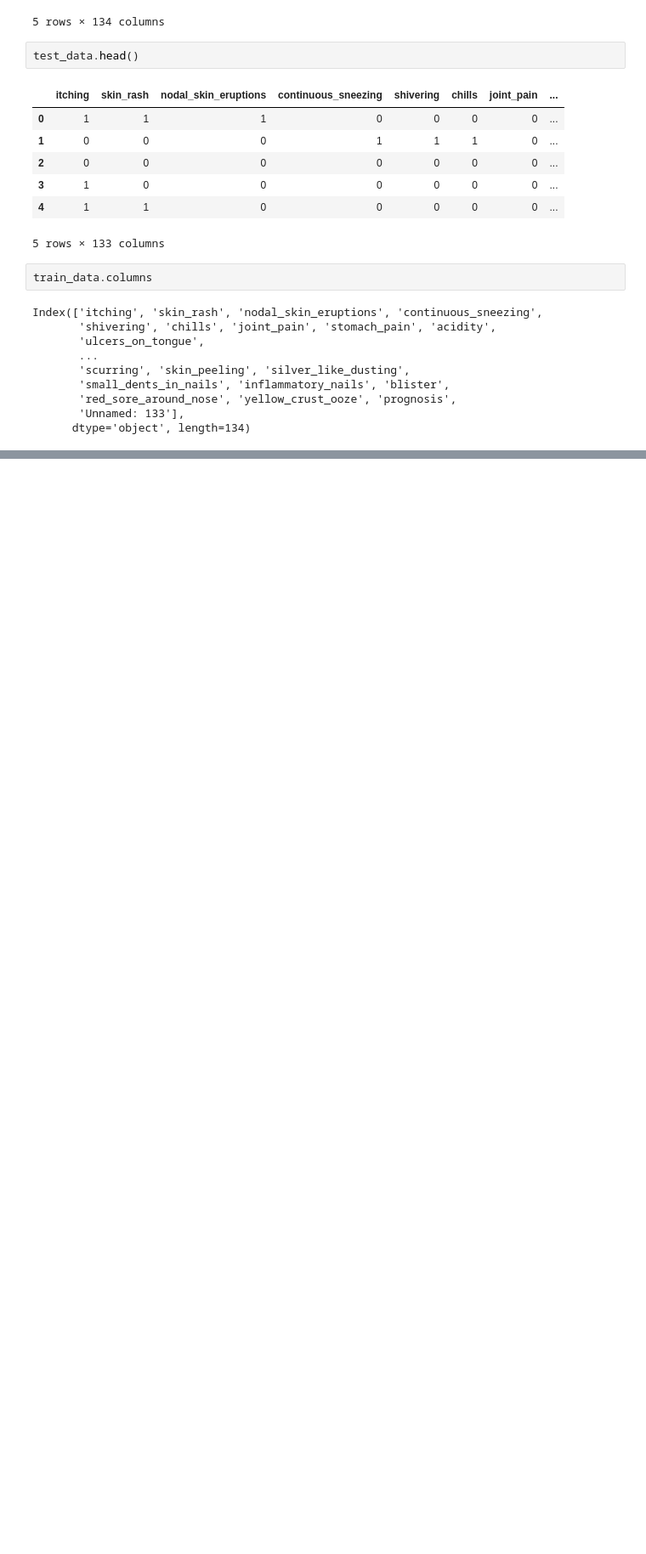
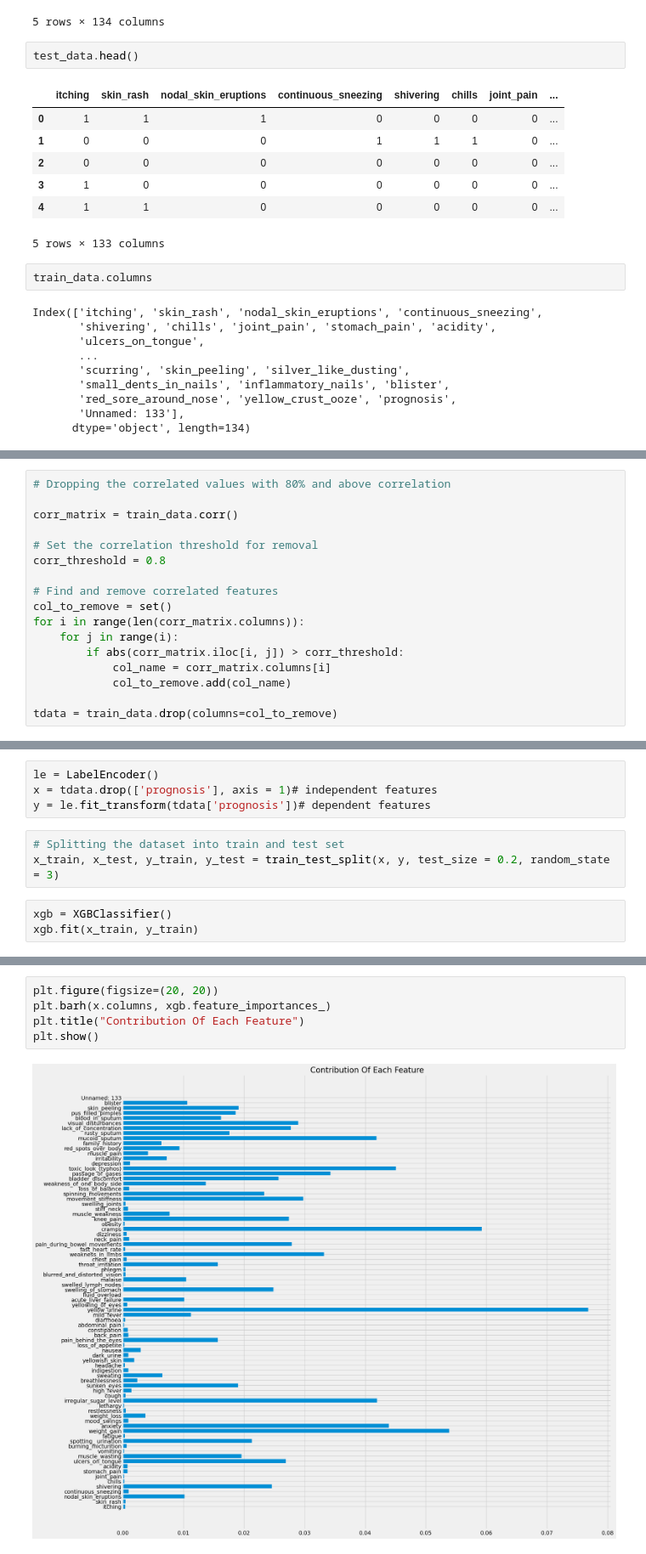
Before and after one commit to OSCA-Ado-Ekiti/Hacktoberfest-2023-Ekiti-DSN, a Jupyter notebook: Projects/Project_2/disease_diagnosis.ipynb, the cells around one changed output, grey strips where cells are left out. Shown at 85% size. Saved outputs shown, nothing was run; the diff lists cells and outputs as text; blank space fills up the shorter version.

```diff
--- a/Projects/Project_2/disease_diagnosis.ipynb
+++ b/Projects/Project_2/disease_diagnosis.ipynb
@@ -41,0 +122,17 @@ Index(['itching', 'skin_rash', 'nodal_skin_eruptions', 'continuous_sneezing',
+# %%
+# Dropping the correlated values with 80% and above correlation
+
+corr_matrix = train_data.corr()
+
+# Set the correlation threshold for removal
+corr_threshold = 0.8
+
+# Find and remove correlated features
+col_to_remove = set()
+for i in range(len(corr_matrix.columns)):
+    for j in range(i):
+        if abs(corr_matrix.iloc[i, j]) > corr_threshold:
+            col_name = corr_matrix.columns[i]
+            col_to_remove.add(col_name)
+
+tdata = train_data.drop(columns=col_to_remove)
@@ -41,0 +143,10 @@ Index(['itching', 'skin_rash', 'nodal_skin_eruptions', 'continuous_sneezing',
+# %%
+le = LabelEncoder()
+x = tdata.drop(['prognosis'], axis = 1)# independent features
+y = le.fit_transform(tdata['prognosis'])# dependent features
+# %%
+# Splitting the dataset into train and test set
+x_train, x_test, y_train, y_test = train_test_split(x, y, test_size = 0.2, random_state = 3)
+# %%
+xgb = XGBClassifier()
+xgb.fit(x_train, y_train)
@@ -41,0 +175,7 @@ Index(['itching', 'skin_rash', 'nodal_skin_eruptions', 'continuous_sneezing',
+# %%
+plt.figure(figsize=(20, 20))
+plt.barh(x.columns, xgb.feature_importances_)
+plt.title("Contribution Of Each Feature")
+plt.show()
+# %% [output]
+[figure, added]
```
Also changed, not shown: parts of 18 cells of this notebook.
